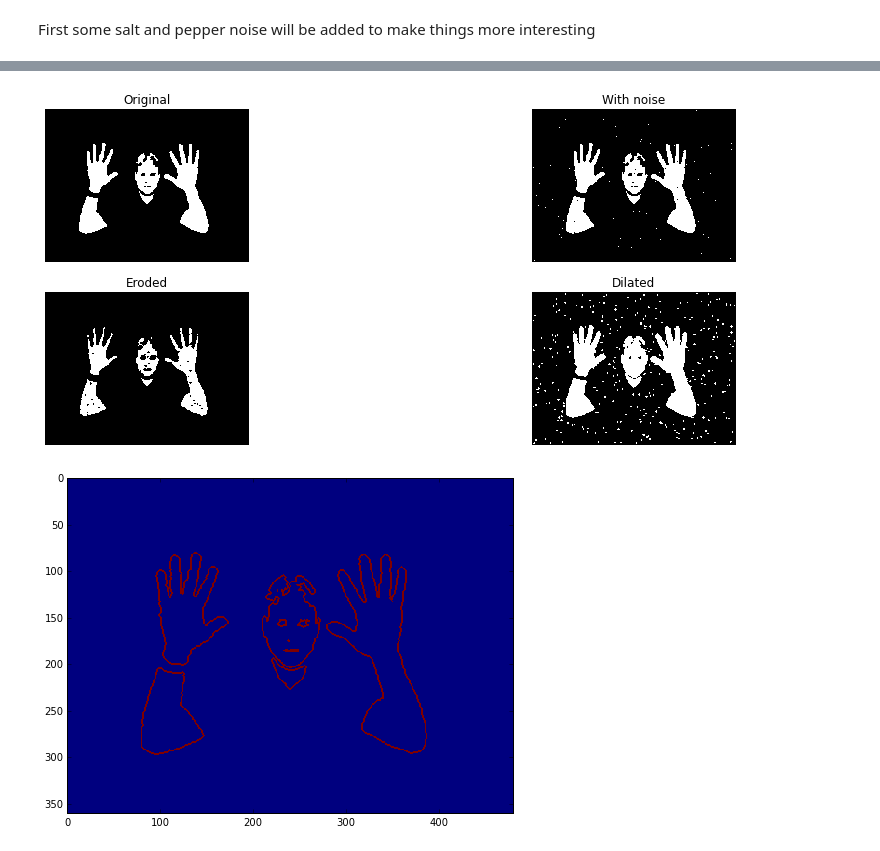
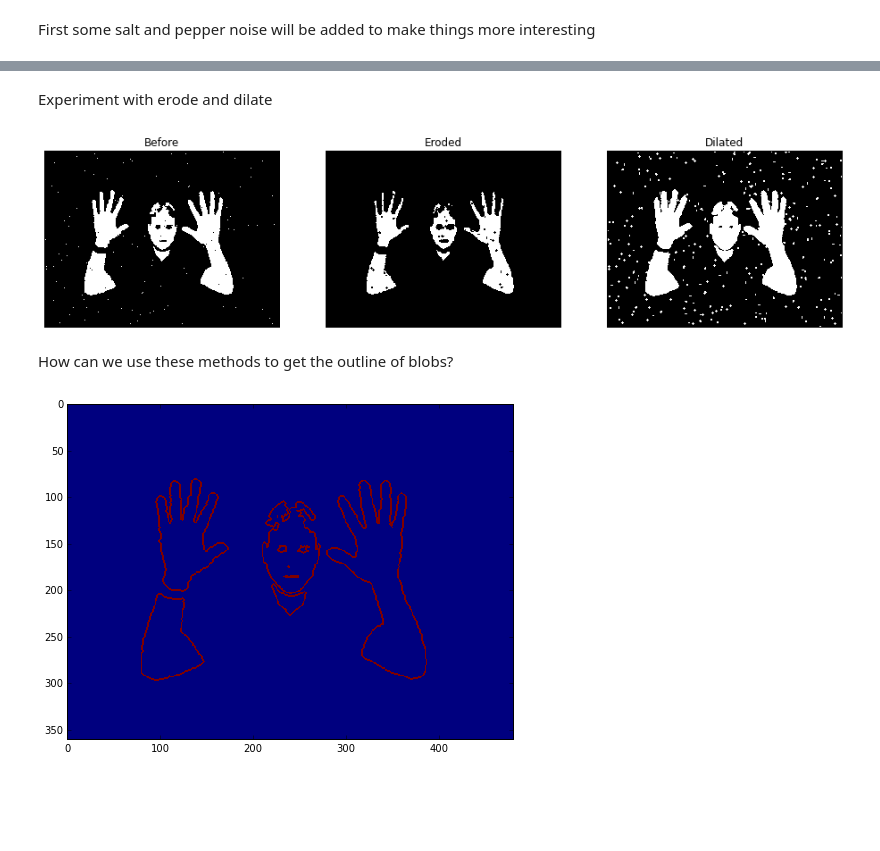
Before and after one commit to chengoldberg/xtr3d-challenge, a Jupyter notebook: notebooks/blob_analysis.ipynb, the cells around one changed output, grey strips where cells are left out. Cells and saved outputs as stored; diff of their text form; code cells hidden in the pictures; blank space fills up the shorter version.

```diff
--- a/notebooks/blob_analysis.ipynb
+++ b/notebooks/blob_analysis.ipynb
@@ -39,24 +53,18 @@ img_noisy = add_salt_and_pepper(np.copy(img), prob=0.004)
+# %% [markdown]
+Experiment with erode and dilate
 # %%
-kernel = cv2.getStructuringElement(cv2.MORPH_ELLIPSE, (5, 5))
-kernel = kernel & np.transpose(kernel)
-#erode
 img_eroded = cv2.erode(img_noisy, kernel)
-
-#dilate
 img_dilated = cv2.dilate(img_noisy, kernel)
 
-
-plt.figure(1)
-plt.subplot(2, 2, 1), plt.imshow(img, cmap='gray', interpolation='nearest')
-plt.title('Original'), plt.xticks([]), plt.yticks([])
-plt.subplot(2, 2, 2), plt.imshow(img_noisy, cmap='gray', interpolation='nearest')
-plt.title('With noise'), plt.xticks([]), plt.yticks([])
-plt.subplot(2, 2, 3), plt.imshow(img_eroded, cmap='gray', interpolation='nearest')
+plt.subplot(131), plt.imshow(img_noisy, cmap='gray', interpolation='nearest')
+plt.title('Before'), plt.xticks([]), plt.yticks([]);
+plt.subplot(132), plt.imshow(img_eroded, cmap='gray', interpolation='nearest')
 plt.title('Eroded'), plt.xticks([]), plt.yticks([])
-plt.subplot(2, 2, 4), plt.imshow(img_dilated, cmap='gray', interpolation='nearest')
-plt.title('Dilated'), plt.xticks([]), plt.yticks([])
-plt.show()
+plt.subplot(133), plt.imshow(img_dilated, cmap='gray', interpolation='nearest')
+plt.title('Dilated'), plt.xticks([]), plt.yticks([]);
 # %% [output]
-[figure, old version]
+[figure, new version]
+# %% [markdown]
+How can we use these methods to get the outline of blobs?
 # %%
 cont = cv2.bitwise_xor(img, cv2.dilate(img, kernel))
```
Also changed, not shown: parts of 36 cells of this notebook, 3 other files.
